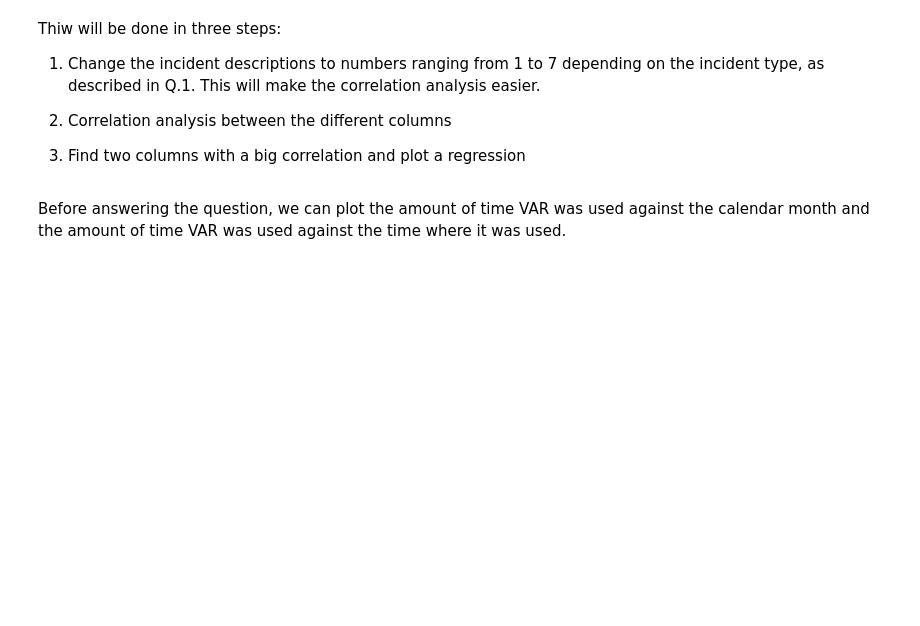
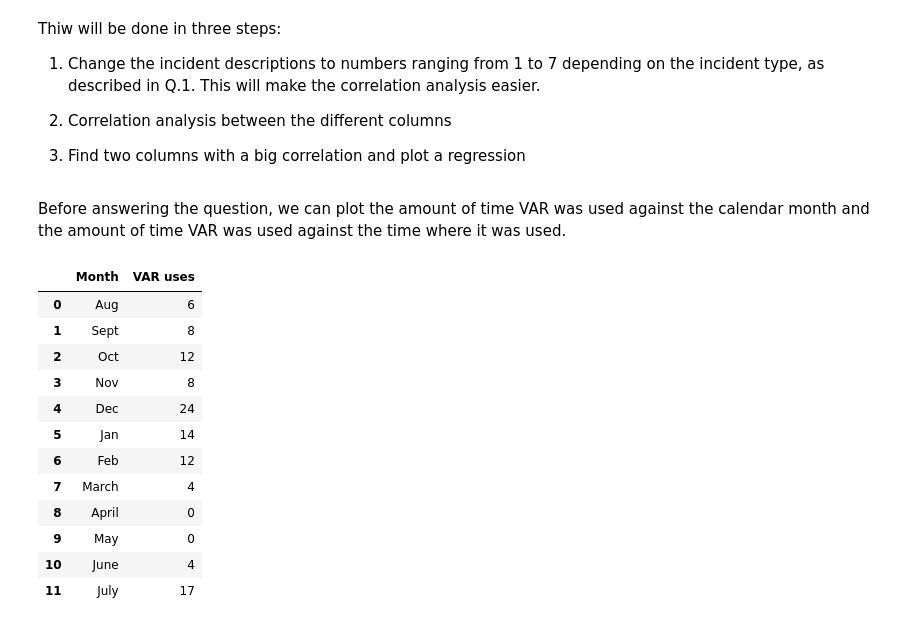
Before and after one commit to julelia/DataMadness, a Jupyter notebook: Data Madness.ipynb, the cells around one changed output. Saved outputs shown, nothing was run; the diff lists cells and outputs as text; code cells hidden in the pictures; blank space fills up the shorter version.

```diff
--- a/Data Madness.ipynb
+++ b/Data Madness.ipynb
@@ -638,3 +637,52 @@ Thiw will be done in three steps:
 3) Find two columns with a big correlation and plot a regression
 # %% [markdown]
 Before answering the question, we can plot the amount of time VAR was used against the calendar month and the amount of time VAR was used against the time where it was used.
+# %%
+# Let us make a df to count VAR uses per month
+months = {'Month': ['Aug', 'Sept', 'Oct', 'Nov', 'Dec', 'Jan', 'Feb', 'March', 'April', 'May','June', 'July'], 'VAR uses': [0,0,0,0,0,0,0,0,0,0,0,0]}
+incidents_per_month = pd.DataFrame(months)
+
+# We count the uses per month at hand of a string search
+jan = incidents.loc[incidents['Date'].str.contains('Jan')]
+feb = incidents.loc[incidents['Date'].str.contains('Feb')]
+mar = incidents.loc[incidents['Date'].str.contains('March')]
+apr = incidents.loc[incidents['Date'].str.contains('April')]
+may = incidents.loc[incidents['Date'].str.contains('May')]
+jun = incidents.loc[incidents['Date'].str.contains('June')]
+jul = incidents.loc[incidents['Date'].str.contains('July')]
+aug = incidents.loc[incidents['Date'].str.contains('Aug')]
+sep = incidents.loc[incidents['Date'].str.contains('Sept')]
+oct = incidents.loc[incidents['Date'].str.contains('Oct')]
+nov = incidents.loc[incidents['Date'].str.contains('Nov')]
+dec = incidents.loc[incidents['Date'].str.contains('Dec')]
+
+# We fill the created dataframe of uses per month with the values counted
+incidents_per_month.at[0,'VAR uses'] = len(aug.index)
+incidents_per_month.at[1,'VAR uses'] = len(sep.index)
+incidents_per_month.at[2,'VAR uses'] = len(oct.index)
+incidents_per_month.at[3,'VAR uses'] = len(nov.index)
+incidents_per_month.at[4,'VAR uses'] = len(dec.index)
+incidents_per_month.at[5,'VAR uses'] = len(jan.index)
+incidents_per_month.at[6,'VAR uses'] = len(feb.index)
+incidents_per_month.at[7,'VAR uses'] = len(mar.index)
+incidents_per_month.at[8,'VAR uses'] = len(apr.index)
+incidents_per_month.at[9,'VAR uses'] = len(may.index)
+incidents_per_month.at[10,'VAR uses'] = len(jun.index)
+incidents_per_month.at[11,'VAR uses'] = len(jul.index)
+
+#Results
+incidents_per_month
+# %% [output]
+|  | Month | VAR uses |
+| 0 | Aug | 6 |
+| 1 | Sept | 8 |
+| 2 | Oct | 12 |
+| 3 | Nov | 8 |
+| 4 | Dec | 24 |
+| 5 | Jan | 14 |
+| 6 | Feb | 12 |
+| 7 | March | 4 |
+| 8 | April | 0 |
+| 9 | May | 0 |
+| 10 | June | 4 |
+| 11 | July | 17 |
```
Also changed, not shown: parts of 2 cells of this notebook.
